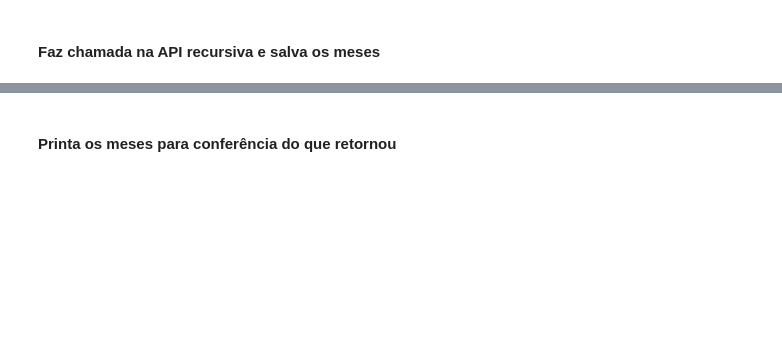
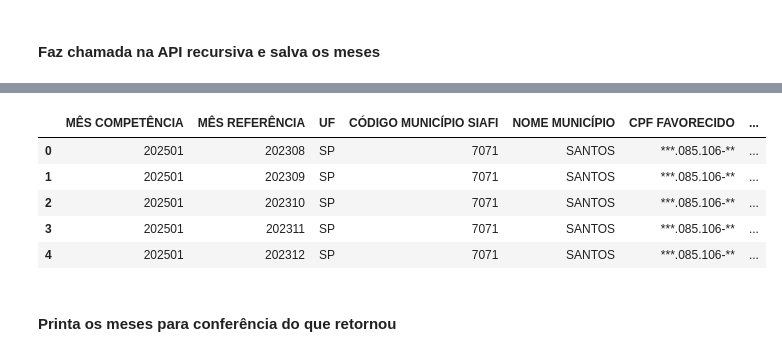
Before and after one commit to BorbaBruno/analise_bolsa_familia, a Jupyter notebook: bolsafamilia.ipynb, the cells around one changed output, grey strips where cells are left out. Saved outputs shown, nothing was run; the diff lists cells and outputs as text; code cells hidden in the pictures; blank space fills up the shorter version.

```diff
--- a/bolsafamilia.ipynb
+++ b/bolsafamilia.ipynb
@@ -44,6 +44,10 @@ def baixar_e_extrair_dados(url):
 # %% [markdown]
 #### Filtra os meses
 # %%
-meses_2026 = [f"2026{mes:02d}" for mes in range(1, 13)]
-meses_2026
+meses_2025_2026 = [
+    f"{ano}{mes:02d}"
+    for ano in range(2025, 2027)
+    for mes in range(1, 13)
+]
+meses_2025_2026
 # %% [output]
@@ -61,14 +70,3 @@ meses_2026
  '202612']
 # %% [markdown]
 #### Faz chamada na API recursiva e salva os meses
-# %%
-dfs_2026 = []
-for mes in meses_2026:
-    url = f"https://portaltransparencia.gov.br/download-de-dados/novo-bolsa-familia/{mes}"
-    df_mes = baixar_e_extrair_dados(url)
-    if df_mes is not None:
-        df_mes["MES"] = mes
-        dfs_2026.append(df_mes)
-
-df = pd.concat(dfs_2026, ignore_index=True)
-df.head()
@@ -85,0 +73,57 @@ Falha ao baixar o arquivo. Status code: 403
+# %%
+import logging
+import time
+
+logging.basicConfig(
+    level=logging.INFO,
+    format="%(asctime)s | %(levelname)s | %(message)s",
+    datefmt="%Y-%m-%d %H:%M:%S",
+)
+logger = logging.getLogger(__name__)
+
+dfs_2025_2026 = []
+meses_ok, meses_vazios, meses_erro = [], [], []
+
+total = len(meses_2025_2026)
+inicio_total = time.time()
+
+for i, mes in enumerate(meses_2025_2026, start=1):
+    url = f"https://portaltransparencia.gov.br/download-de-dados/novo-bolsa-familia/{mes}"
+    logger.info(f"[{i}/{total}] Iniciando download | mês={mes} | url={url}")
+    inicio = time.time()
+
+    try:
+        df_mes = baixar_e_extrair_dados(url)
+
+        if df_mes is not None and not df_mes.empty:
+            df_mes["MES"] = mes
+            dfs_2025_2026.append(df_mes)
+            meses_ok.append(mes)
+            logger.info(
+                f"[{i}/{total}] Sucesso | mês={mes} | linhas={len(df_mes):,} "
+                f"| colunas={df_mes.shape[1]} | tempo={time.time() - inicio:.1f}s"
+            )
+        else:
+            meses_vazios.append(mes)
+            logger.warning(f"[{i}/{total}] Sem dados | mês={mes} | tempo={time.time() - inicio:.1f}s")
+
+    except Exception as e:
+        meses_erro.append(mes)
+        logger.error(f"[{i}/{total}] Erro | mês={mes} | {type(e).__name__}: {e}", exc_info=True)
+
+logger.info(
+    f"Download finalizado | ok={len(meses_ok)} | vazios={len(meses_vazios)} "
+    f"| erros={len(meses_erro)} | tempo_total={time.time() - inicio_total:.1f}s"
+)
+if meses_vazios:
+    logger.warning(f"Meses sem dados: {meses_vazios}")
+if meses_erro:
+    logger.error(f"Meses com erro: {meses_erro}")
+
+if dfs_2025_2026:
+    df = pd.concat(dfs_2025_2026, ignore_index=True)
+    logger.info(f"Concatenação concluída | linhas={len(df):,} | colunas={df.shape[1]}")
+    display(df.head())
+else:
+    logger.critical("Nenhum DataFrame foi carregado. Verifique URLs/função de download.")
+# %% [output]
@@ -86,3 +159,9 @@ Falha ao baixar o arquivo. Status code: 403
+|  | MÊS COMPETÊNCIA | MÊS REFERÊNCIA | UF | CÓDIGO MUNICÍPIO SIAFI | NOME MUNICÍPIO | CPF FAVORECIDO | ... |
+| 0 | 202501 | 202308 | SP | 7071 | SANTOS | ***.085.106-** | ... |
+| 1 | 202501 | 202309 | SP | 7071 | SANTOS | ***.085.106-** | ... |
+| 2 | 202501 | 202310 | SP | 7071 | SANTOS | ***.085.106-** | ... |
+| 3 | 202501 | 202311 | SP | 7071 | SANTOS | ***.085.106-** | ... |
+| 4 | 202501 | 202312 | SP | 7071 | SANTOS | ***.085.106-** | ... |
 # %% [markdown]
 #### Printa os meses para conferência do que retornou
 # %%
```
Also changed, not shown: parts of 11 cells of this notebook, 2 other files.
